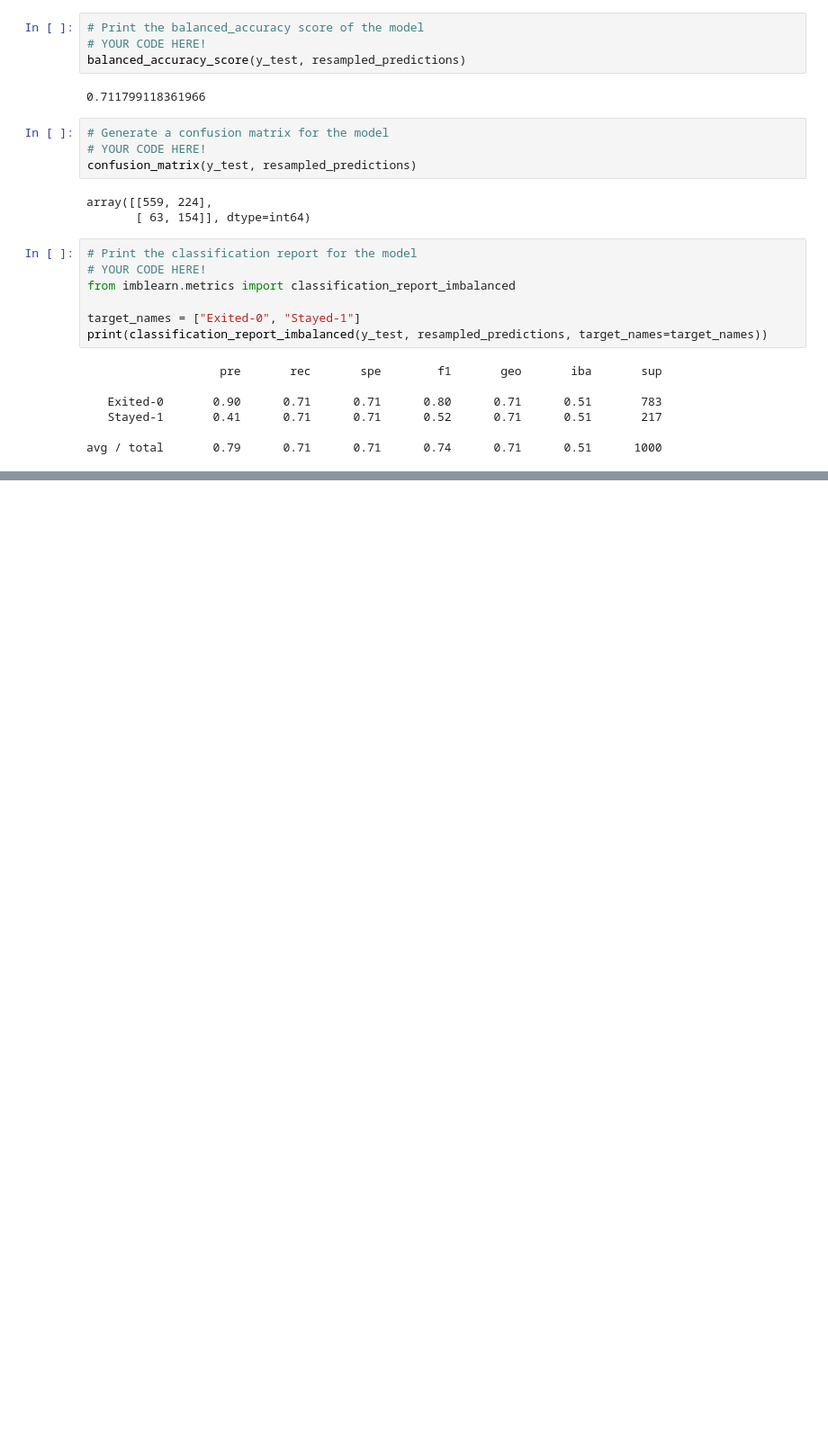
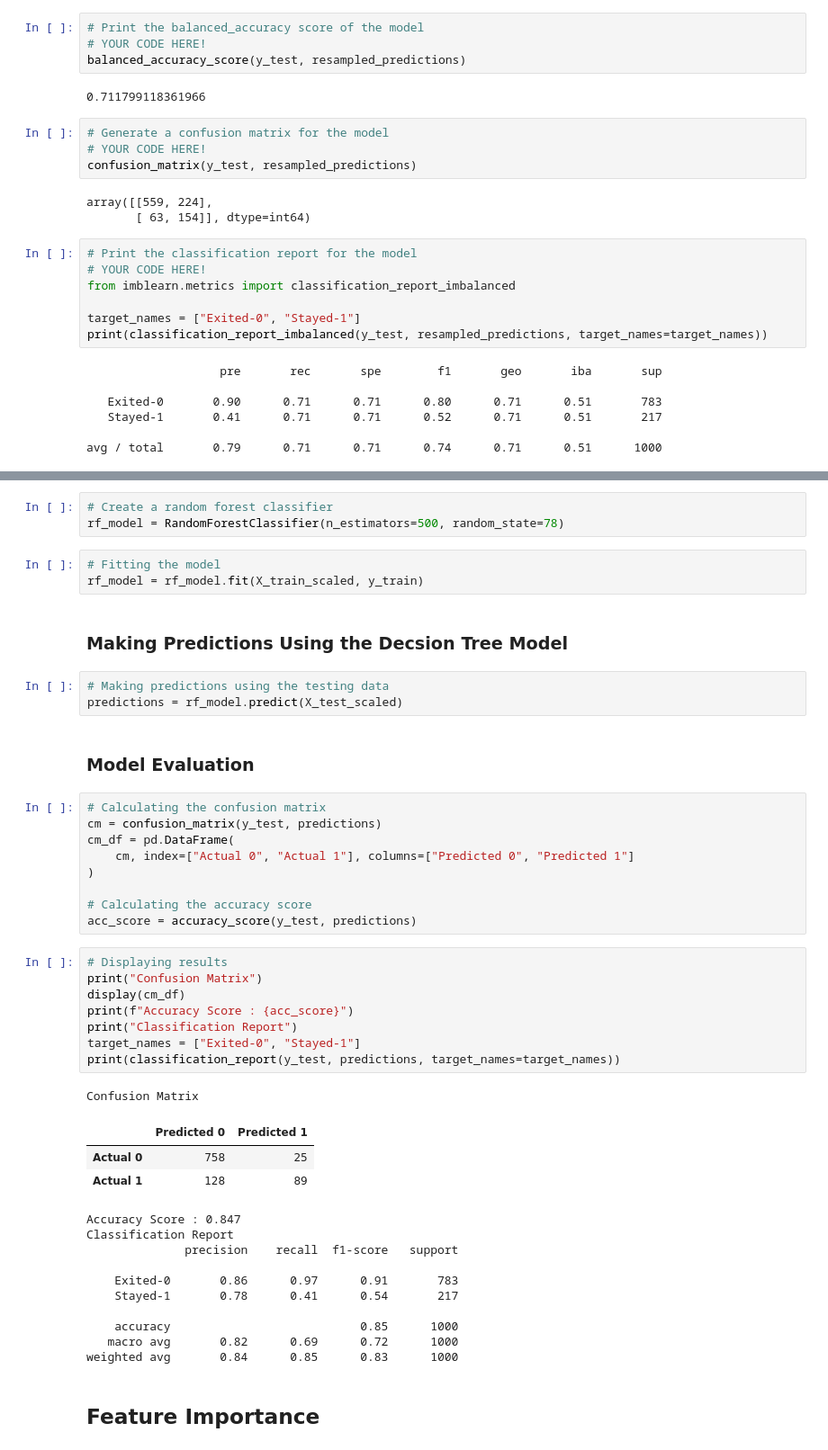
Before and after one commit to apakuki/FinTechBC-Project2, a Jupyter notebook: predicting_customer_attrition.ipynb, the cells around one changed output, grey strips where cells are left out. Shown at 90% size. Drawn from its saved outputs; the diff is of its cells as text; blank space fills up the shorter version.

Commit message:
Adding Random Forest code

```diff
--- a/predicting_customer_attrition.ipynb
+++ b/predicting_customer_attrition.ipynb
@@ -465,0 +472,47 @@ avg / total       0.79      0.71      0.71      0.74      0.71      0.51      10
+# %%
+# Create a random forest classifier
+rf_model = RandomForestClassifier(n_estimators=500, random_state=78)
+# %%
+# Fitting the model
+rf_model = rf_model.fit(X_train_scaled, y_train)
+# %% [markdown]
+### Making Predictions Using the Decsion Tree Model
+# %%
+# Making predictions using the testing data
+predictions = rf_model.predict(X_test_scaled)
+# %% [markdown]
+### Model Evaluation
+# %%
+# Calculating the confusion matrix
+cm = confusion_matrix(y_test, predictions)
+cm_df = pd.DataFrame(
+    cm, index=["Actual 0", "Actual 1"], columns=["Predicted 0", "Predicted 1"]
+)
+
+# Calculating the accuracy score
+acc_score = accuracy_score(y_test, predictions)
+# %%
+# Displaying results
+print("Confusion Matrix")
+display(cm_df)
+print(f"Accuracy Score : {acc_score}")
+print("Classification Report")
+target_names = ["Exited-0", "Stayed-1"]
+print(classification_report(y_test, predictions, target_names=target_names))
+# %% [output]
+Confusion Matrix
+|  | Predicted 0 | Predicted 1 |
+| Actual 0 | 758 | 25 |
+| Actual 1 | 128 | 89 |
+Accuracy Score : 0.847
+Classification Report
+              precision    recall  f1-score   support
+
+    Exited-0       0.86      0.97      0.91       783
+    Stayed-1       0.78      0.41      0.54       217
+
+    accuracy                           0.85      1000
+   macro avg       0.82      0.69      0.72      1000
+weighted avg       0.84      0.85      0.83      1000
+# %% [markdown]
+## Feature Importance
```
Also changed, not shown: parts of 6 cells of this notebook.
